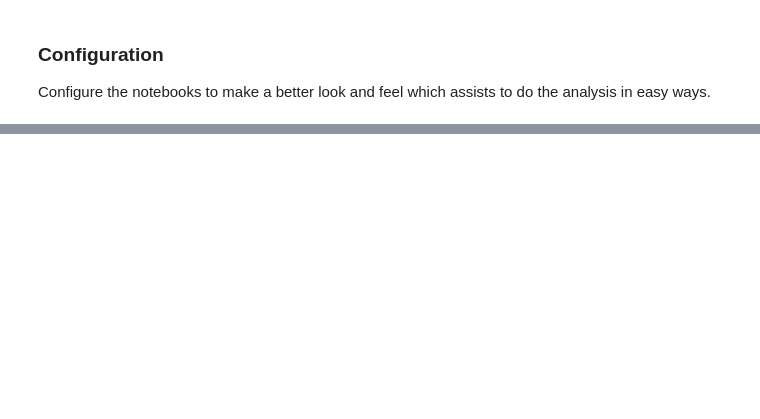
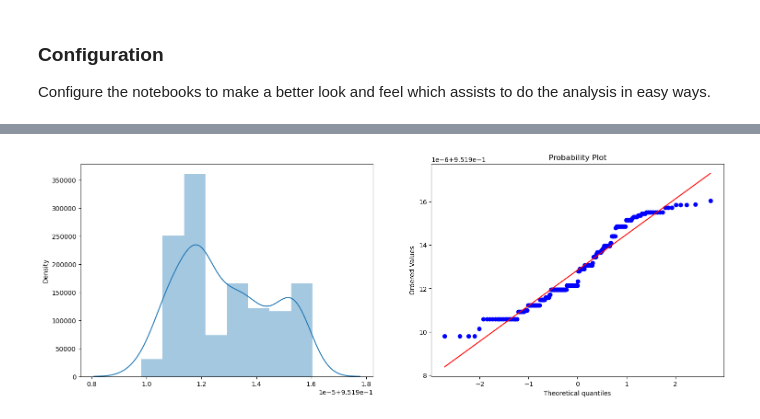
Before and after one commit to whoismaruf/BSc_Thesis, a Jupyter notebook: main.ipynb, the cells around one changed output, grey strips where cells are left out. Drawn from its saved outputs; the diff is of its cells as text; code cells hidden in the pictures; blank space fills up the shorter version.

```diff
--- a/main.ipynb
+++ b/main.ipynb
@@ -87,0 +87,9 @@ plt.show()
+# %%
+FQ_5, lam = stats.boxcox(df['Q_5'])
+fig , g = plt.subplots(1,2, figsize=(18,6))
+# Histogram
+g1 = sns.distplot(FQ_5, ax=g[0]);
+# QQPlot
+g2 = stats.probplot(FQ_5, dist='norm', plot=plt);
+# %% [output]
+[figure, added]
```
Also changed, not shown: parts of 24 cells of this notebook.
